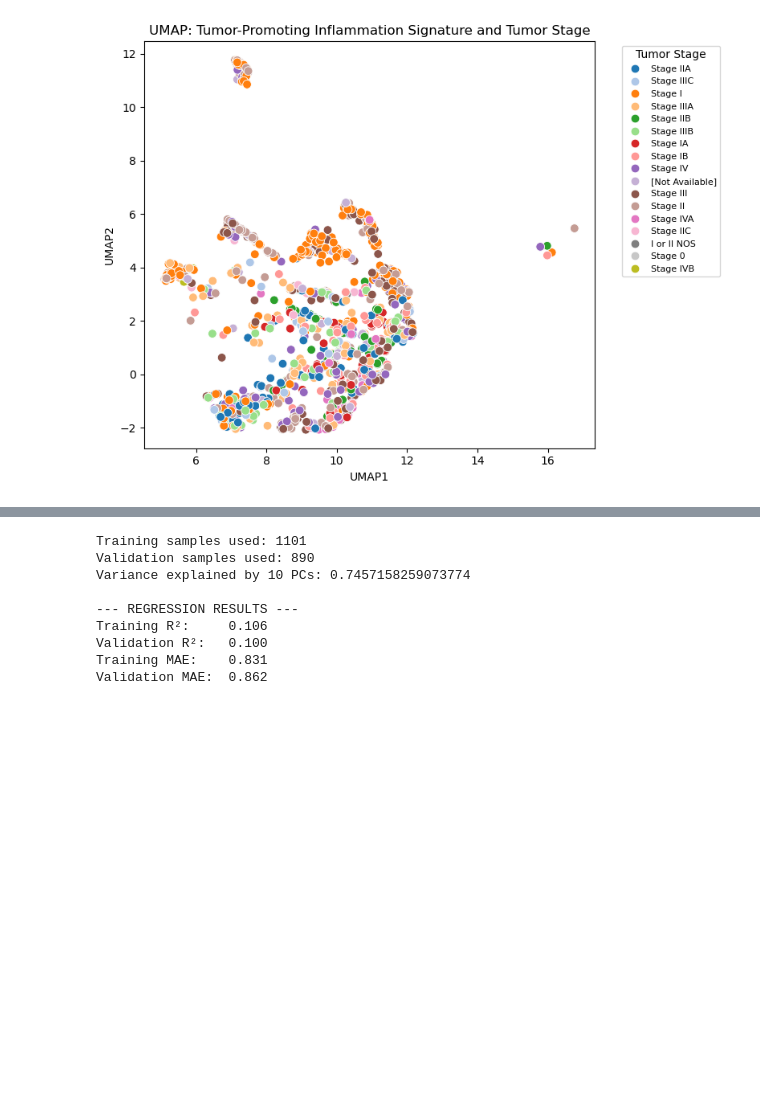
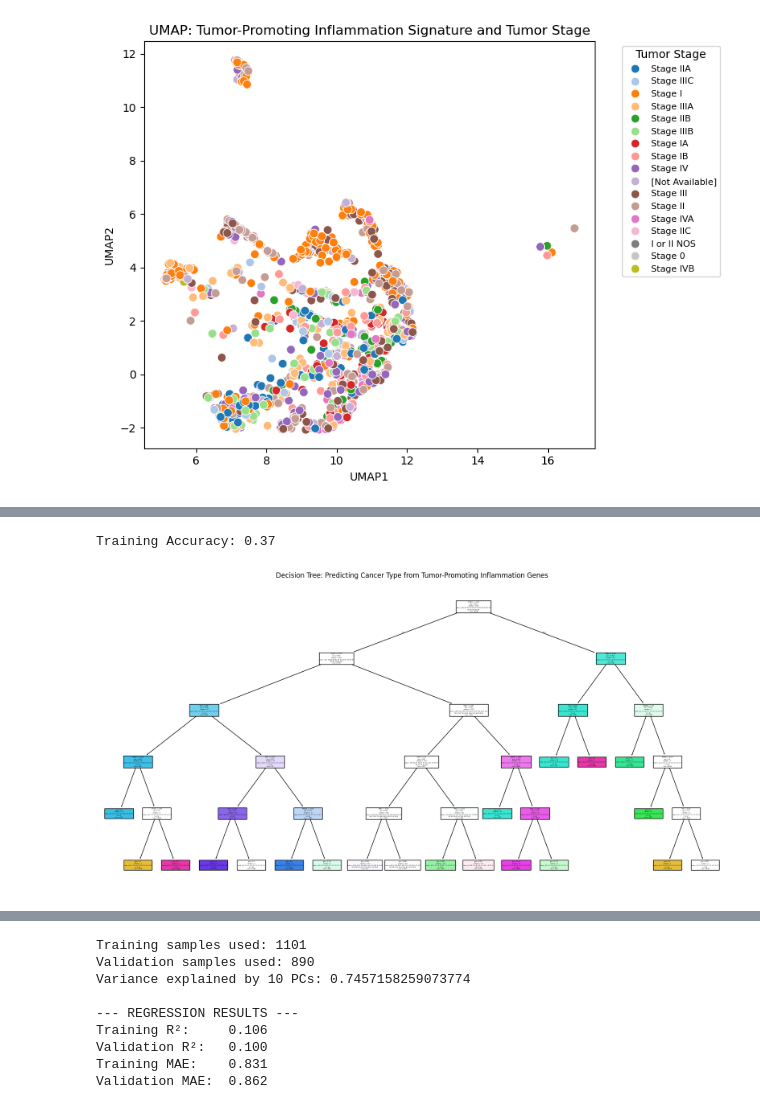
Before and after one commit to ogeikem/Module-4-Cancer, a Jupyter notebook: code/Module 4 Template.ipynb, the cells around one changed output, grey strips where cells are left out. Saved outputs shown, nothing was run; the diff lists cells and outputs as text; code cells hidden in the pictures; blank space fills up the shorter version.

Commit message:
updating my portion of classification code

```diff
--- a/code/Module 4 Template.ipynb
+++ b/code/Module 4 Template.ipynb
@@ -413,0 +403,47 @@ split into training and testing sets to evaluate performance.
+# %%
+#importing necessary libraries
+from sklearn.tree import DecisionTreeClassifier, plot_tree
+import seaborn as sns
+import matplotlib.pyplot as plt
+import numpy as np
+import pandas as pd
+from sklearn.metrics import classification_report, accuracy_score
+
+# loading the hallmark gene data
+hallmarks_data = pd.read_table(
+    r"C:\Users\ogeik\OneDrive\Desktop\BME 2315\Module-4-Cancer\data\Menyhart_JPA_CancerHallmarks_core.txt",
+    header=None,
+    index_col=0
+)
+# Extract genes associated with "TUMOR-PROMOTING INFLAMMATION"
+desired_gene_list = list(
+    hallmarks_data.loc["TUMOR-PROMOTING INFLAMMATION"].dropna()
+)
+
+# load expression data and metadata for the validation set
+val_data = pd.read_csv(r"C:\Users\ogeik\OneDrive\Desktop\BME 2315\Module-4-Cancer\data\VALIDATION_SET_GSE62944_subsample_log2TPM.csv", index_col=0)
+val_meta = pd.read_csv(r"C:\Users\ogeik\OneDrive\Desktop\BME 2315\Module-4-Cancer\data\VALIDATION_SET_GSE62944_metadata.csv", index_col=0)
+
+# Prepare features and labels
+def prepare_features(data_df, meta_df, gene_list):
+    # Filter for desired genes
+    filtered_genes = [gene for gene in gene_list if gene in data_df.index]
+    X = data_df.loc[filtered_genes].T  # Transpose to have patients as rows and genes as columns
+    y = meta_df.loc[X.index, "cancer_type"] #match each patient in X with its cancer type label from meta_df
+    return X, y
+
+X, y = prepare_features(val_data, val_meta, desired_gene_list) # Prepare features and labels
+
+dt_model = DecisionTreeClassifier(max_depth=5) # initialize the decision tree model with a maximum depth of 5
+dt_model.fit(X, y) # Fit the model to the data
+
+train_predictions = dt_model.predict(X) # Predict the labels for the training data
+print(f"Training Accuracy: {accuracy_score(y, train_predictions):.2f}") # Print the training accuracy
+
+plt.figure(figsize=(20, 10))
+plot_tree(dt_model, feature_names=X.columns, class_names=dt_model.classes_, filled=True)
+plt.title("Decision Tree: Predicting Cancer Type from Tumor-Promoting Inflammation Genes")
+plt.show()
+# %% [output]
+Training Accuracy: 0.37
+[figure, added]
```
Also changed, not shown: parts of 5 cells of this notebook, 2 other files.
